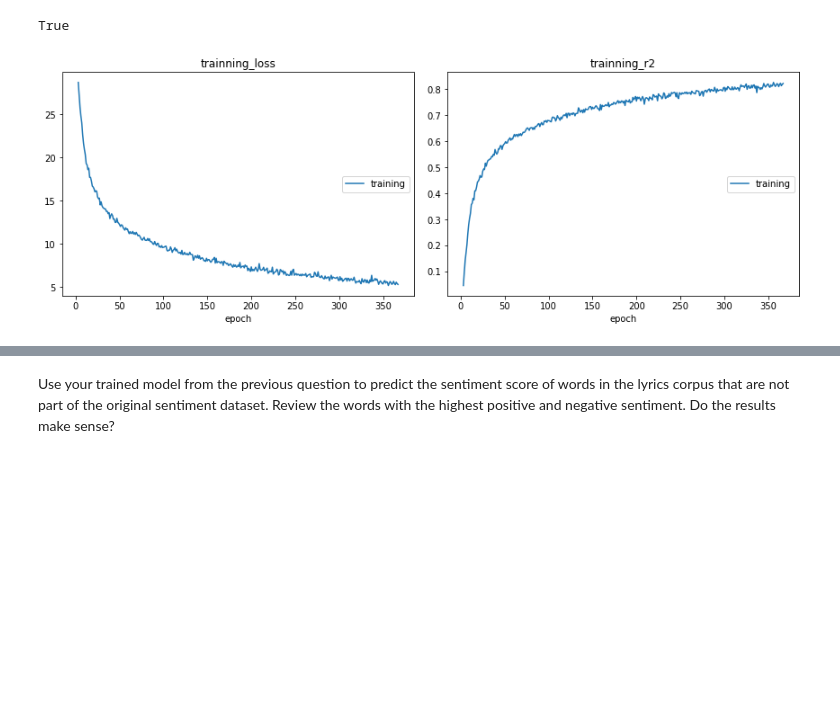
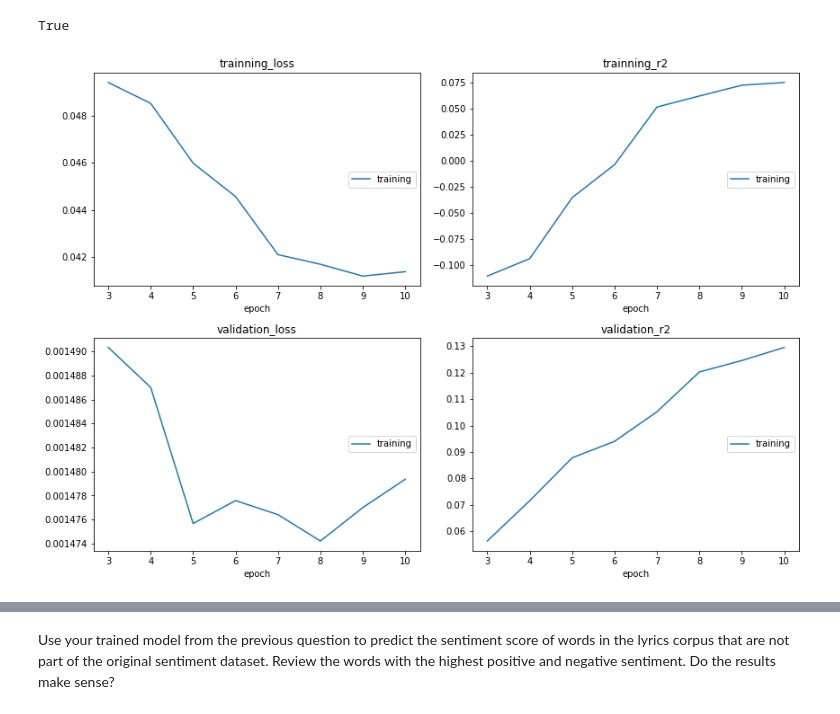
Before and after one commit to gabibu/deeplearnning, a Jupyter notebook: DL_word_embedding_assignment.ipynb, the cells around one changed output, grey strips where cells are left out. Drawn from its saved outputs; the diff is of its cells as text; code cells hidden in the pictures; blank space fills up the shorter version.

```diff
--- a/DL_word_embedding_assignment.ipynb
+++ b/DL_word_embedding_assignment.ipynb
@@ -342,6 +342,36 @@ import torch
 from torch import nn, optim
 from torch.nn import functional as F
 from sklearn.metrics import r2_score
+
+
+def score(netModel, data_loader, criterion):
+
+  running_loss = 0.
+  calc_count =0.
+  valTrue  = []
+  valPredicted  = []
+
+  netModel.eval()
+
+  with torch.no_grad():
+    for vectors, labels in data_loader:
+      if use_cuda:
+        vectors = vectors.cuda()
+        labels = labels.cuda()
+
+      vectors = Variable(vectors)
+      labels = Variable(labels)
+
+      outputs = netModel(vectors.float())
+
+      valPredicted.extend(outputs.detach().cpu().numpy().flatten())
+      valTrue.extend(labels.detach().cpu().numpy().flatten())
+
+      loss = criterion(outputs, labels.float())
+      running_loss += loss.item()
+
+  return running_loss/len(valTrue), r2_score(valTrue, valPredicted)
+
 
 liveloss = PlotLosses()
 
@@ -350,10 +380,12 @@ class Net(torch.nn.Module):
         super(Net, self).__init__()
         self.hidden = torch.nn.Linear(n_feature, n_hidden)
         self.predict = torch.nn.Linear(n_hidden, n_output)
-        self.dropout1 = nn.Dropout(p=0.1)
+        self.dropout1 = nn.Dropout(p=0.5)
+        self.dropout2 = nn.Dropout(p=0.5)
 
 
     def forward(self, x):
+        x = self.dropout2(x)
         x = F.relu(self.hidden(x))
         x = self.dropout1(x)
         x = self.predict(x)
@@ -371,6 +403,8 @@ if use_cuda:
 # plt.ion()
 
 for epoch in range(1000):
+
+  net.train()
 
   batchloss = 0.0
   yTrue = []
@@ -382,60 +416,39 @@ for epoch in range(1000):
       target = target.cuda()
 
 
     data, target = Variable(data).float(), Variable(target).float()
     optimizer.zero_grad()
     prediction = net(data)
     loss = loss_func(prediction.flatten(), target.flatten())
 
 
     YPredicted.extend(prediction.detach().cpu().numpy().flatten())
     yTrue.extend(target.detach().cpu().numpy().flatten())
 
     loss.backward()
     optimizer.step()
 
     batchloss += loss.item()
 
   losLog = {}
-  losLog['trainning_loss'] = batchloss
+  losLog['trainning_loss'] = batchloss/len(YPredicted)
 
   r2 = r2_score(yTrue, YPredicted)
   losLog['trainning_r2'] = r2
+
+  valLoss, valR2 = score(net, test_data_loader, loss_func )
+
+  losLog['validation_loss'] = valLoss
+  losLog['validation_r2'] = valR2
 
   liveloss.update(losLog)
   liveloss.draw()
 
 
-def score(model, data_loader, criterion):
-
-  running_loss = 0.
-  calc_count =0.
-  valTrue  = []
-  vaPredicted  = []
-
-  model.eval()
-
-  with torch.no_grad():
-    for vectors, labels in data_loader:
-      if use_cuda:
-        vectors = vectors.cuda()
-        labels = labels.cuda()
-
-      vectors = Variable(vectors)
-      labels = Variable(labels)
-
-      outputs = model(vectors.float())
-
-      vaPredicted.extend(outputs.detach().cpu().numpy().flatten())
-      valTrue.extend(labels.detach().cpu().numpy().flatten())
-
-      loss = criterion(outputs, labels.float())
-      return loss , r2_score(valTrue, vaPredicted)
 
 
-valLoss, valR2 = score(net, test_data_loader, loss_func ).item()
 
-print(valLoss)
-print(valR2)
+# print('validation loss {}'.format(valLoss))
+# print('validation r2 {}'.format(valR2))
 # %% [output]
-[figure, old version]
+[figure, new version]
```
Also changed, not shown: parts of 1 cell of this notebook.
